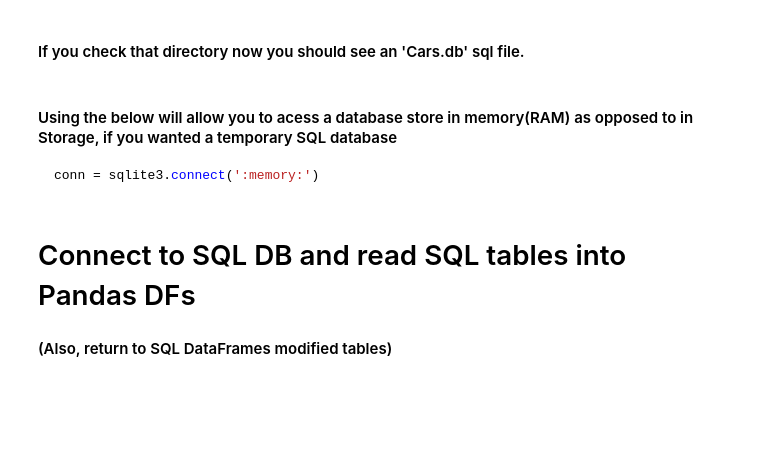
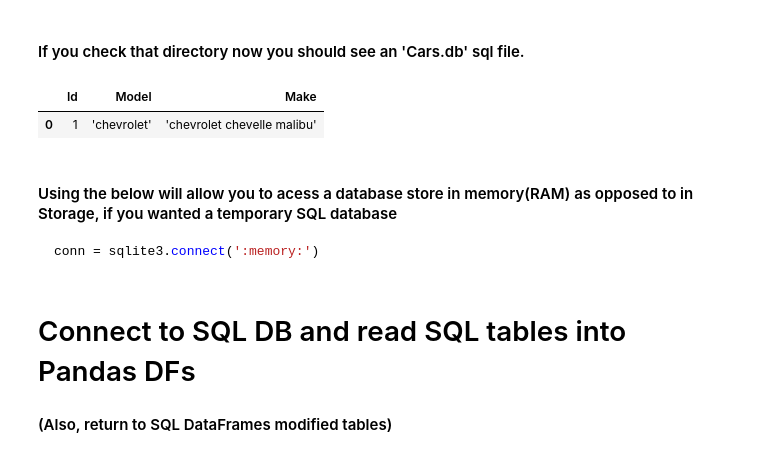
Before and after one commit to matthewbrems/old, a Jupyter notebook: curriculum/05-week/5.03-sql-and-pandas/sql-and-pandas.ipynb, the cells around one changed output. Cells and saved outputs as stored; diff of their text form; code cells hidden in the pictures; blank space fills up the shorter version.

```diff
--- a/curriculum/05-week/5.03-sql-and-pandas/sql-and-pandas.ipynb
+++ b/curriculum/05-week/5.03-sql-and-pandas/sql-and-pandas.ipynb
@@ -136,10 +152,13 @@ connection = sqlite3.connect('data/sql/Cars.db.sqlite')
 # %%
 # Converts a DataFrame into a SQL database
 cars.to_sql(name = 'car_names', con = connection, if_exists = 'replace', index = False)
-
+sql.read_sql_query('select * from car_names where rowid < 2',connection)
 # name = name of the database useful if you have multiple tables in a SQL database
 # con = the connection path to where the data should be placed
 # if_exists = condition to pass if the database already exists.
+# %% [output]
+|  | Id | Model | Make |
+| 0 | 1 | 'chevrolet' | 'chevrolet chevelle malibu' |
 # %% [markdown]
 #### Using the below will allow you to acess a database store in memory(RAM) as opposed to in Storage, if you wanted a temporary SQL database
 
```
Also changed, not shown: parts of 17 cells of this notebook, 3 other files.
